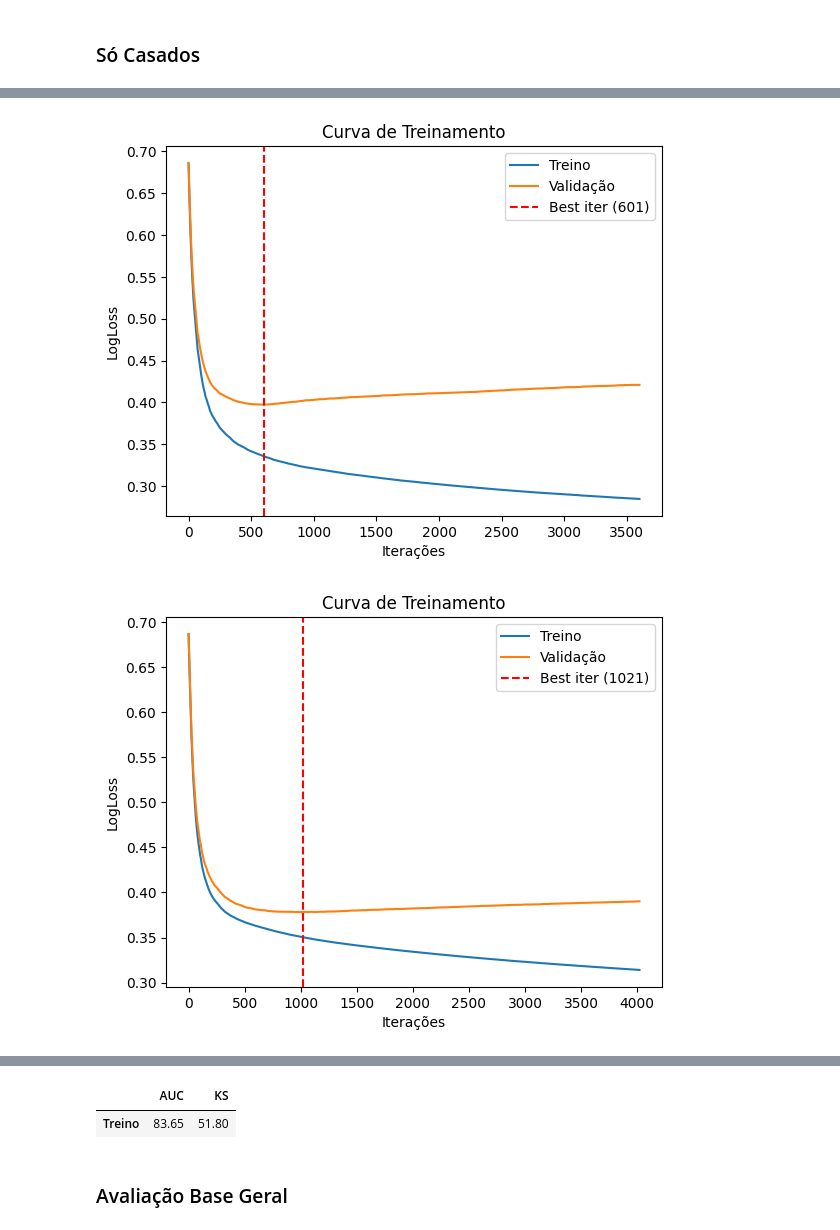
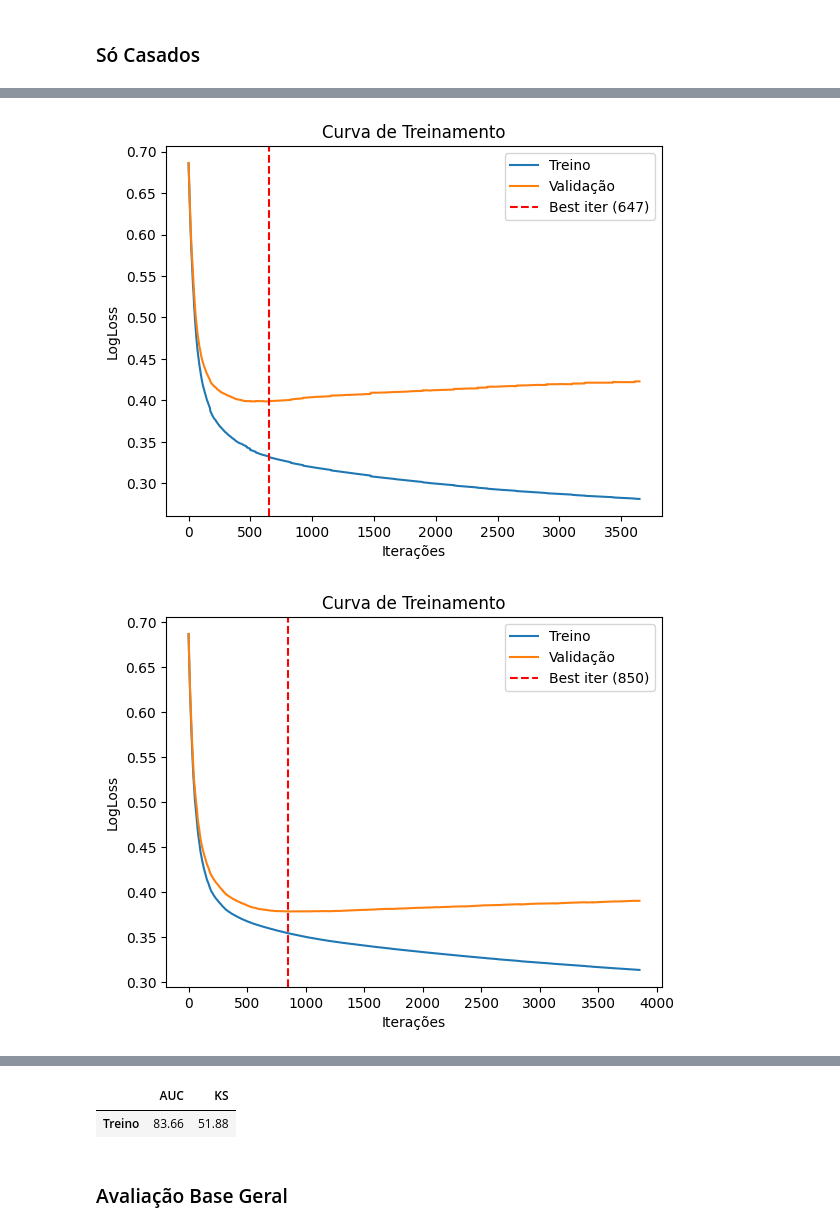
Before and after one commit to alexandrebcruz/MinhasLibs, a Jupyter notebook: Analise_Comparativa_TecnicasTreinamento/T4_CurvaViesVariancia_ComSplit.ipynb, the cells around one changed output, grey strips where cells are left out. Saved outputs shown, nothing was run; the diff lists cells and outputs as text; code cells hidden in the pictures.

```diff
--- a/Analise_Comparativa_TecnicasTreinamento/T4_CurvaViesVariancia_ComSplit.ipynb
+++ b/Analise_Comparativa_TecnicasTreinamento/T4_CurvaViesVariancia_ComSplit.ipynb
@@ -116,6 +119,7 @@ for i in range(0, 10):
                             random_state = 42,
                             verbose = 0,
 
+                            l2_leaf_reg = 0,
                             max_depth = 1, #Quando mais rasa as árvores menor (mais simples)
                             learning_rate = 0.01, #Quanto menor o learning_rate menor (menos incremento no modelo por iteração)
                             n_estimators = 10000 #Vamos forçar até o limite do overfitting
@@ -224,6 +228,7 @@ for i in range(0, 10):
                             random_state = 42,
                             verbose = 0,
 
+                            l2_leaf_reg = 0,
                             max_depth = 1, #Quando mais rasa as árvores menor (mais simples)
                             learning_rate = 0.01, #Quanto menor o learning_rate menor (menos incremento no modelo por iteração)
                             n_estimators = 10000 #Vamos forçar até o limite do overfitting
@@ -306,2 +311,2 @@ display((df_metrics_treino_casados*100).style.format(precision = 2))
-[figure, old version]
+[figure, new version]
-[figure, old version]
+[figure, new version]
@@ -311,5 +316,5 @@ display((df_metrics_treino_casados*100).style.format(precision = 2))
 |  | AUC | KS |
-| Treino | 83.65 | 51.80 |
+| Treino | 83.66 | 51.88 |
 # %% [markdown]
 ### Avaliação Base Geral
 # %%
```
Also changed, not shown: parts of 18 cells of this notebook, 5 other files.
